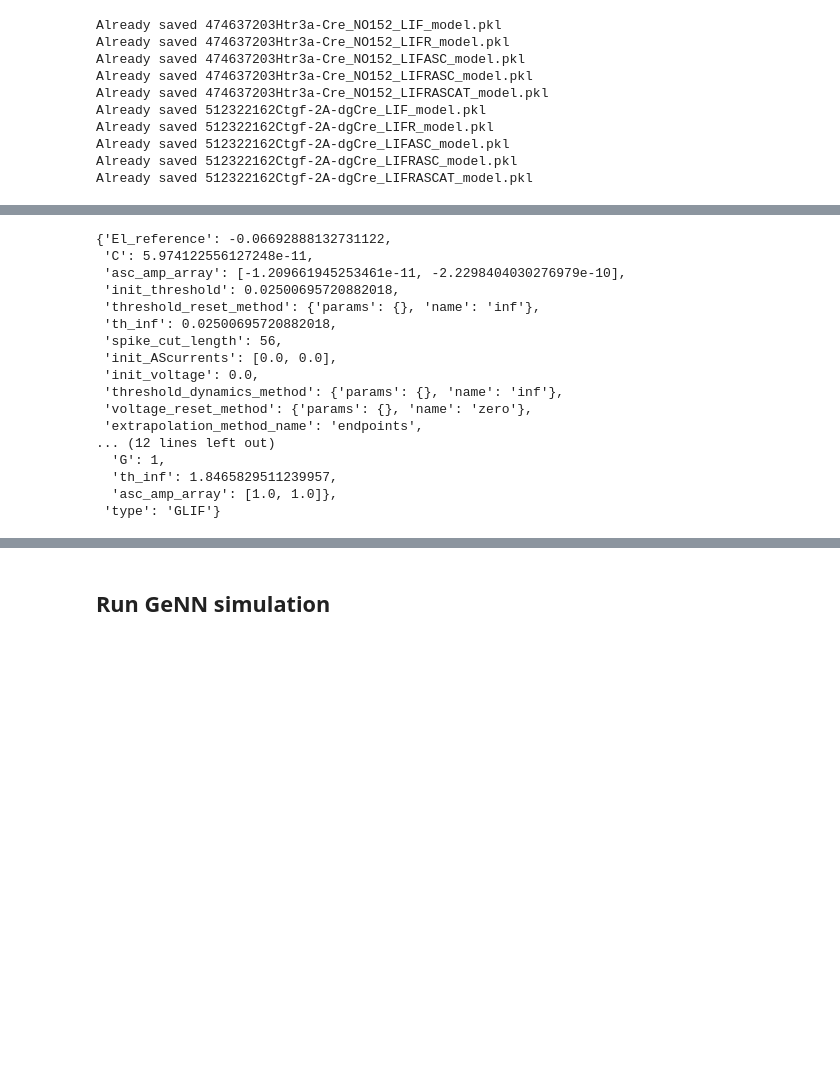
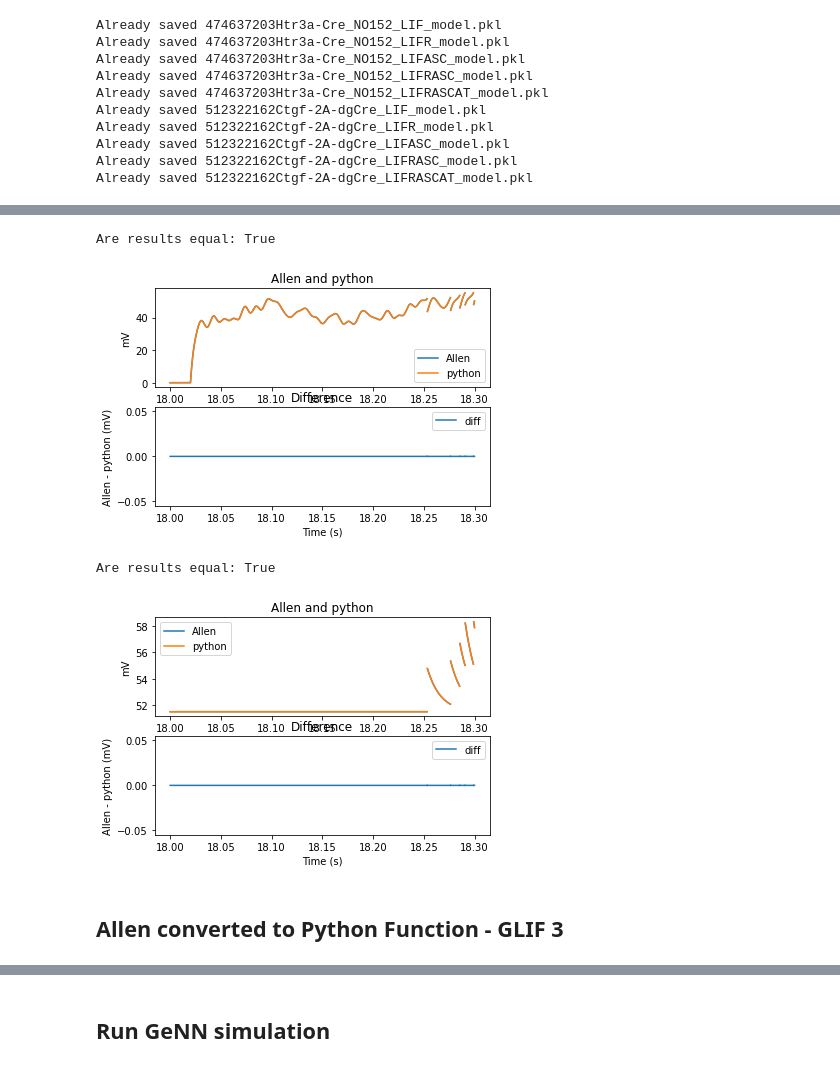
Before and after one commit to williamsnider/v1_project, a Jupyter notebook: compare_GLIF.ipynb, the cells around one changed output, grey strips where cells are left out. Drawn from its saved outputs; the diff is of its cells as text; code cells hidden in the pictures; blank space fills up the shorter version.

```diff
--- a/compare_GLIF.ipynb
+++ b/compare_GLIF.ipynb
@@ -254,20 +378,26 @@ True
-# %%
-config
-# %% [output]
-{'El_reference': -0.06692888132731122,
- 'C': 5.974122556127248e-11,
- 'asc_amp_array': [-1.209661945253461e-11, -2.2298404030276979e-10],
- 'init_threshold': 0.02500695720882018,
- 'threshold_reset_method': {'params': {}, 'name': 'inf'},
- 'th_inf': 0.02500695720882018,
- 'spike_cut_length': 56,
- 'init_AScurrents': [0.0, 0.0],
- 'init_voltage': 0.0,
- 'threshold_dynamics_method': {'params': {}, 'name': 'inf'},
- 'voltage_reset_method': {'params': {}, 'name': 'zero'},
- 'extrapolation_method_name': 'endpoints',
-... (12 lines left out)
-  'G': 1,
-  'th_inf': 1.8465829511239957,
-  'asc_amp_array': [1.0, 1.0]},
- 'type': 'GLIF'}
+# %%
+
+t = saved_model['time']
+mask = np.logical_and(t>18, t<18.3)
+t_mask = t[mask]
+
+# Plot voltages
+Allen = saved_model['voltage'][mask]*1e3
+python = V[mask].ravel()*1e3
+result = check_nan_arrays_equal(Allen, python)
+print("Are results equal: {}".format(result))
+plot_results_and_diff(Allen, "Allen", python, "python", t[mask])
+
+# Plot thresholds
+Allen = saved_model['threshold'][mask]*1e3
+python = T[mask].ravel()*1e3
+result = check_nan_arrays_equal(Allen, python)
+print("Are results equal: {}".format(result))
+plot_results_and_diff(Allen, "Allen", python, "python", t[mask])
+# %% [output]
+Are results equal: True
+[figure, added]
+Are results equal: True
+[figure, added]
+# %% [markdown]
+## Allen converted to Python Function - GLIF 3
```
Also changed, not shown: parts of 17 cells of this notebook, 1 other file.
